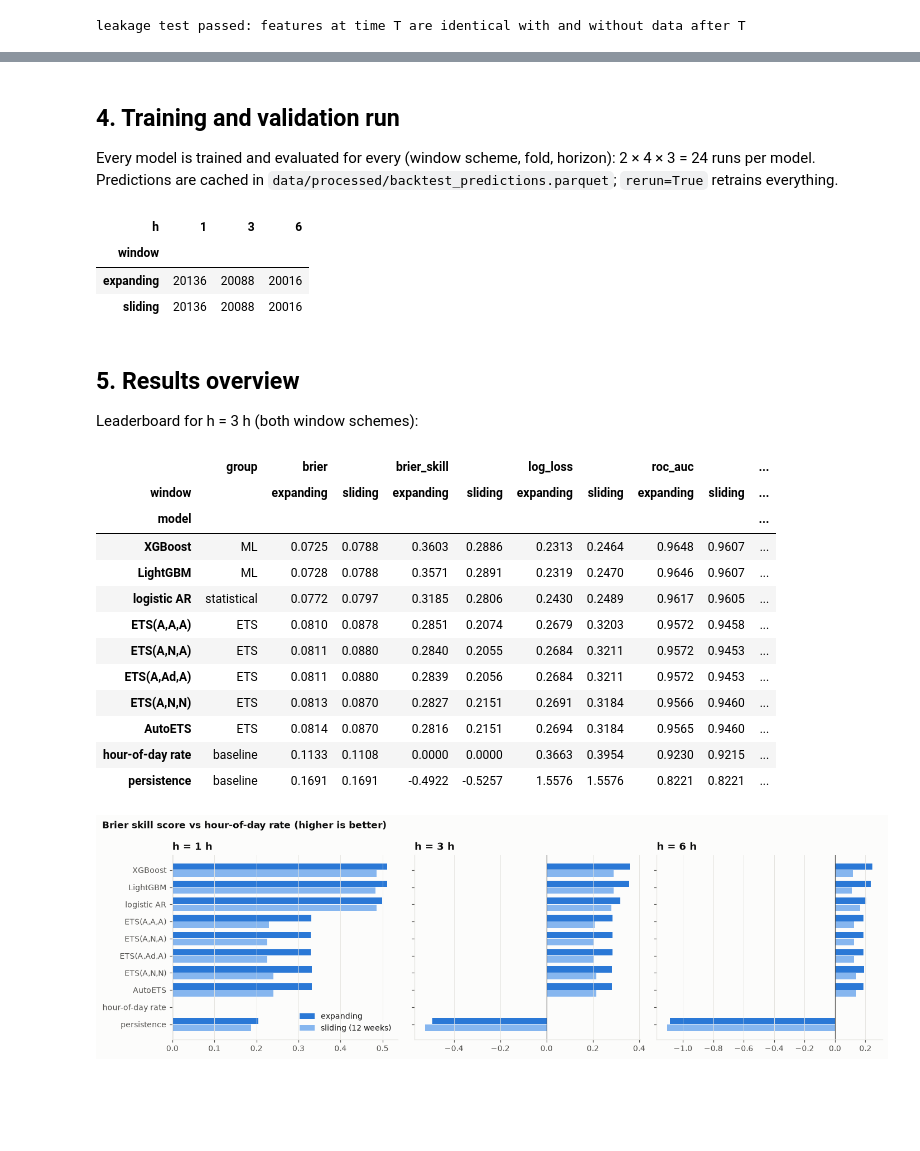
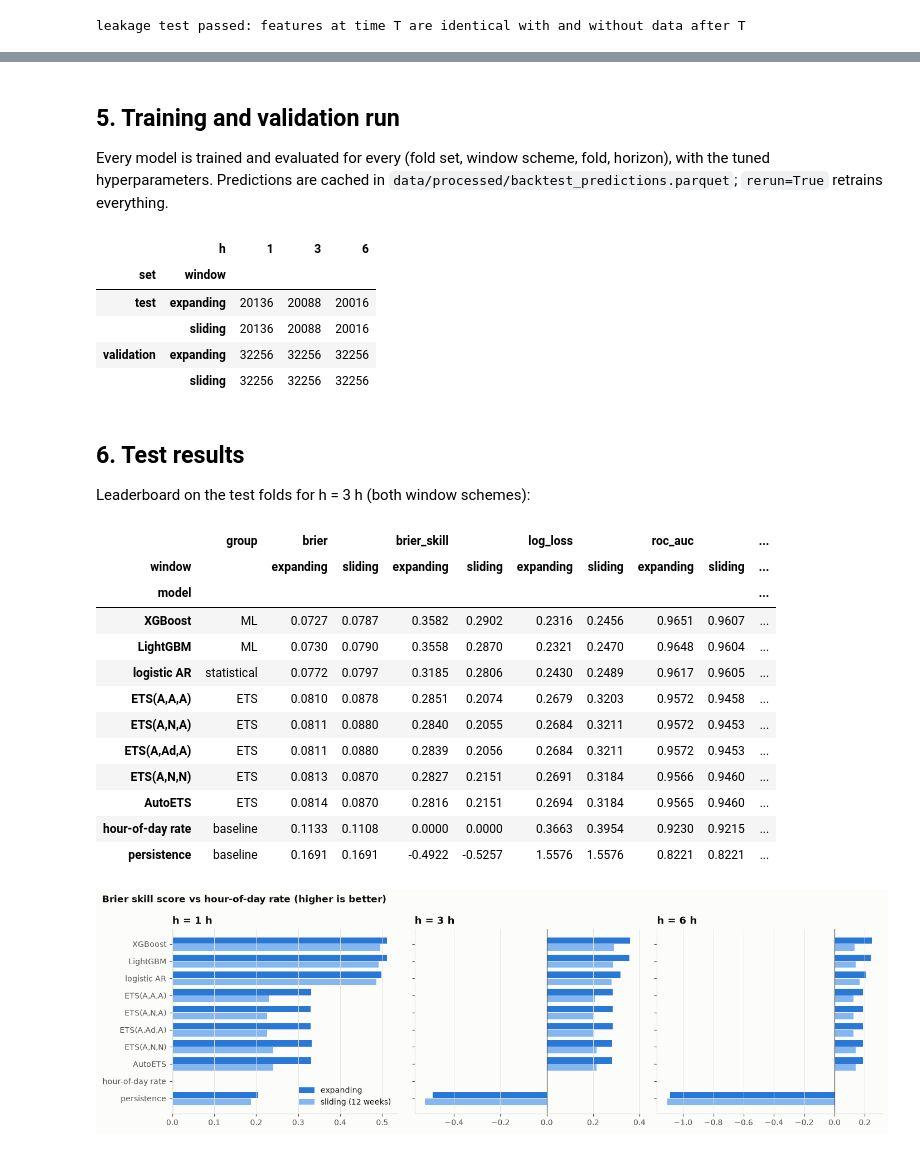
Before and after one commit to andriiboichuk13/ua_alerts_analysis, a Jupyter notebook: notebooks/model.ipynb, the cells around one changed output, grey strips where cells are left out. Drawn from its saved outputs; the diff is of its cells as text; code cells hidden in the pictures; blank space fills up the shorter version.

```diff
--- a/notebooks/model.ipynb
+++ b/notebooks/model.ipynb
@@ -17,8 +18,8 @@ The code lives in `ua_alerts/` (`features.py`, `models.py`, `backtest.py`, `eval
 # %%
-import sys; sys.path.insert(0, "..")
+import sys, json; sys.path.insert(0, "..")
 %matplotlib inline
 import pandas as pd
-pd.set_option("display.width", 200); pd.set_option("display.max_columns", 30)
+pd.set_option("display.width", 200); pd.set_option("display.max_columns", 30); pd.set_option("display.max_colwidth", 100)
 from ua_alerts import backtest, config, data, evaluation, features, models
 # %% [markdown]
 ## 1. Data and features
@@ -95,29 +138,31 @@ share of an hour under alert rather than P(any alert within h hours), and cannot
 # %% [markdown]
-## 4. Training and validation run
+## 5. Training and validation run
 
-Every model is trained and evaluated for every (window scheme, fold, horizon): 2 × 4 × 3 = 24 runs per model.
+Every model is trained and evaluated for every (fold set, window scheme, fold, horizon), with the tuned hyperparameters.
 Predictions are cached in `data/processed/backtest_predictions.parquet`; `rerun=True` retrains everything.
 # %%
-preds = backtest.run_all(rerun=False)   # set rerun=True to retrain everything (~10 min)
+preds = backtest.run_all(rerun=False)   # set rerun=True to retrain everything (~6 min); run ua_alerts.tuning first to re-tune
 board = backtest.leaderboard(preds)
-preds.groupby(["window", "h"]).size().unstack()
+preds.groupby(["set", "window", "h"]).size().unstack()
 # %% [output]
-| h | 1 | 3 | 6 |
-| window |  |  |  |
-| expanding | 20136 | 20088 | 20016 |
-| sliding | 20136 | 20088 | 20016 |
+|  | h | 1 | 3 | 6 |
+| set | window |  |  |  |
+| test | expanding | 20136 | 20088 | 20016 |
+|  | sliding | 20136 | 20088 | 20016 |
+| validation | expanding | 32256 | 32256 | 32256 |
+|  | sliding | 32256 | 32256 | 32256 |
 # %% [markdown]
-## 5. Results overview
+## 6. Test results
 
-Leaderboard for h = 3 h (both window schemes):
+Leaderboard on the test folds for h = 3 h (both window schemes):
 # %%
 evaluation.leaderboard_table(board, h=3)
 # %% [output]
 |  | group | brier |  | brier_skill |  | log_loss |  | roc_auc |  | ... |
 | window |  | expanding | sliding | expanding | sliding | expanding | sliding | expanding | sliding | ... |
 | model |  |  |  |  |  |  |  |  |  | ... |
-| XGBoost | ML | 0.0725 | 0.0788 | 0.3603 | 0.2886 | 0.2313 | 0.2464 | 0.9648 | 0.9607 | ... |
-| LightGBM | ML | 0.0728 | 0.0788 | 0.3571 | 0.2891 | 0.2319 | 0.2470 | 0.9646 | 0.9607 | ... |
+| XGBoost | ML | 0.0727 | 0.0787 | 0.3582 | 0.2902 | 0.2316 | 0.2456 | 0.9651 | 0.9607 | ... |
+| LightGBM | ML | 0.0730 | 0.0790 | 0.3558 | 0.2870 | 0.2321 | 0.2470 | 0.9648 | 0.9604 | ... |
 | logistic AR | statistical | 0.0772 | 0.0797 | 0.3185 | 0.2806 | 0.2430 | 0.2489 | 0.9617 | 0.9605 | ... |
 | ETS(A,A,A) | ETS | 0.0810 | 0.0878 | 0.2851 | 0.2074 | 0.2679 | 0.3203 | 0.9572 | 0.9458 | ... |
 | ETS(A,N,A) | ETS | 0.0811 | 0.0880 | 0.2840 | 0.2055 | 0.2684 | 0.3211 | 0.9572 | 0.9453 | ... |
```
Also changed, not shown: parts of 35 cells of this notebook, 15 other files.
